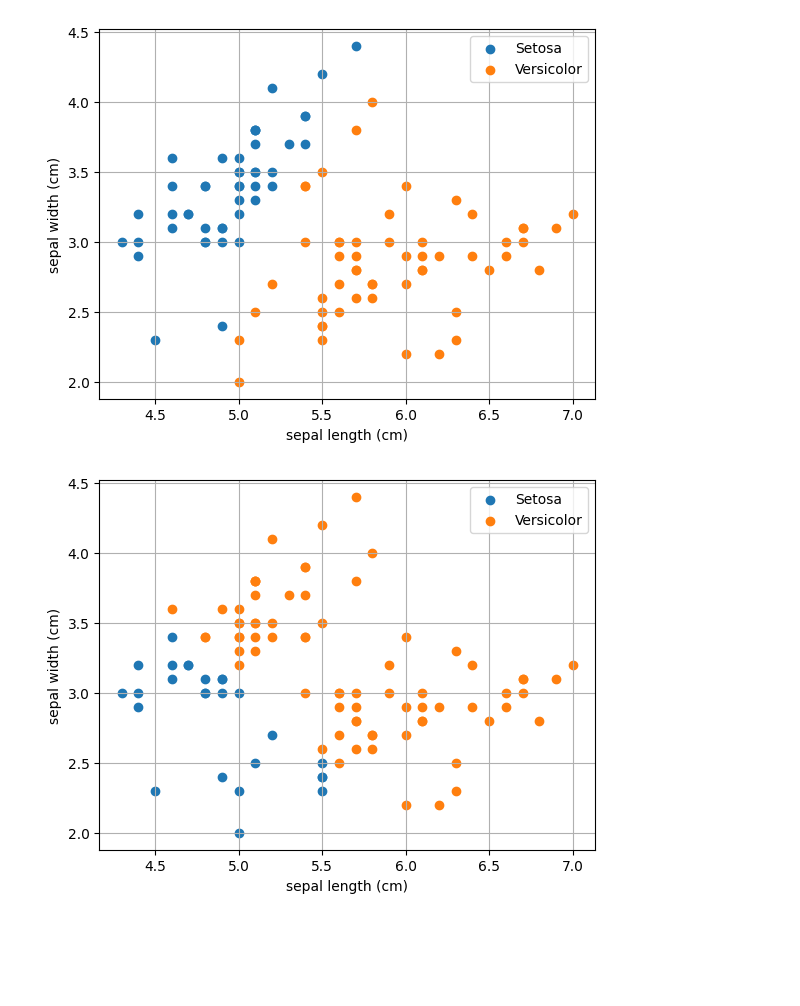
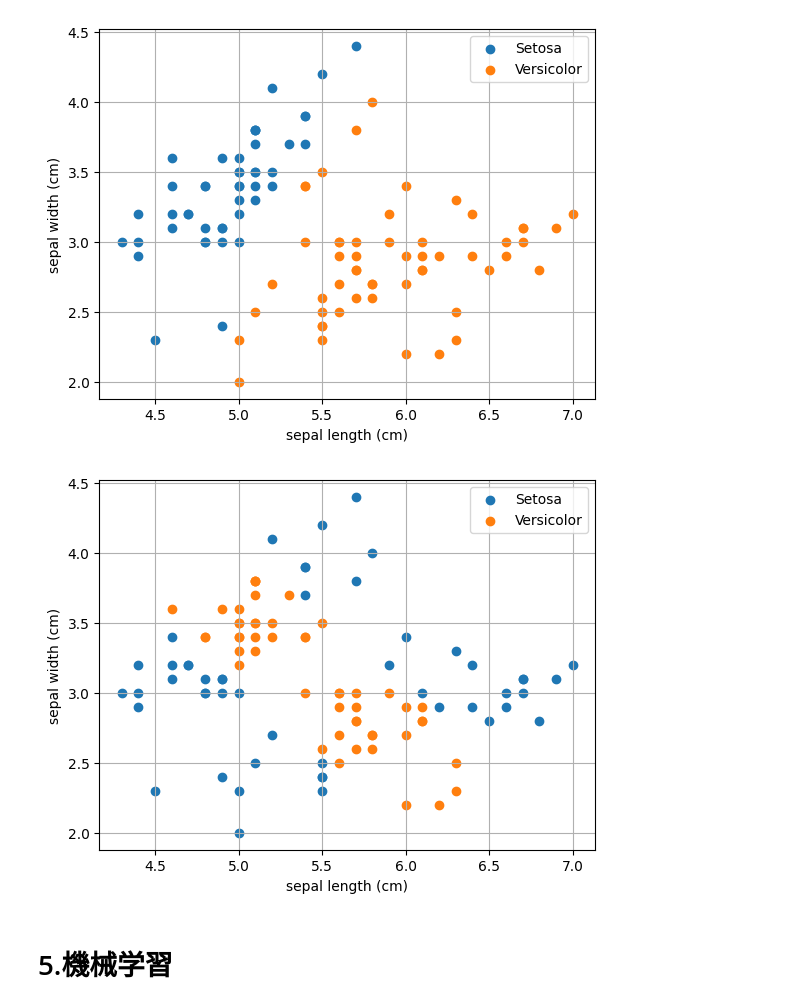
Before and after one commit to sasaokaM/Colab, a Jupyter notebook: みんなのAI講座.ipynb, the cells around one changed output. Cells and saved outputs as stored; diff of their text form; code cells hidden in the pictures; blank space fills up the shorter version.

```diff
--- a/みんなのAI講座.ipynb
+++ b/みんなのAI講座.ipynb
@@ -486,8 +486,8 @@ class NeuralNetwork:
 
     # 中間層-出力層の処理
     for n in range(len(self.MiddleLayer)):
-      self.OutputLayer[0].setInut(self.MiddleLayer[n].getOutput() * self.weightMidOut[0])
-      self.OutputLayer[0].setInut(self.MiddleLayer[n].getOutput() * self.weightMidOut[0])
+      self.OutputLayer[0].setInut(self.MiddleLayer[n].getOutput() * self.weightMidOut[n])
+      self.OutputLayer[0].setInut(self.MiddleLayer[n].getOutput() * self.weightMidOut[n])
       self.OutputLayer[0].setInut(self.biasMidOut)
 
     result = self.OutputLayer[0].getOutput()
@@ -510,31 +510,33 @@ width -= aveWidth
 # 入力値の設定
 inputData = []
 for i in range(len(length)):
   inputData.append([length[i], width[i]])
 
 # 分類処理
 neuralNetwork = NeuralNetwork()
 
 resultSetsa = [[], []]
 resultVers = [[], []]
 
 for data in inputData:
   if neuralNetwork.commit(data) < 0.5:
     resultSetsa[0].append(data[0] + aveLength)
     resultSetsa[1].append(data[1] + aveWidth)
   else:
     resultVers[0].append(data[0] + aveLength)
     resultVers[1].append(data[1] + aveWidth)
 
 # 散布図の描画
 plt.scatter(resultSetsa[0], resultSetsa[1], label="Setosa")
 plt.scatter(resultVers[0], resultVers[1], label="Versicolor")
 
 plt.xlabel("sepal length (cm)")
 plt.ylabel("sepal width (cm)")
 
 plt.legend()
 plt.grid()
 plt.show()
 # %% [output]
-[figure, old version]
+[figure, new version]
+# %% [markdown]
+# 5.機械学習
```
Also changed, not shown: parts of 1 cell of this notebook.
